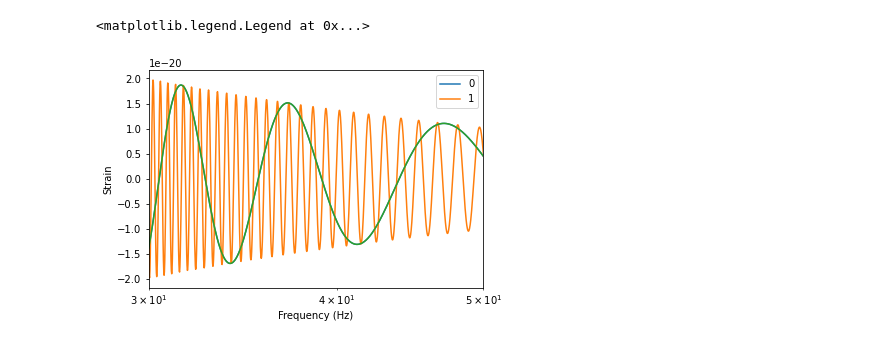
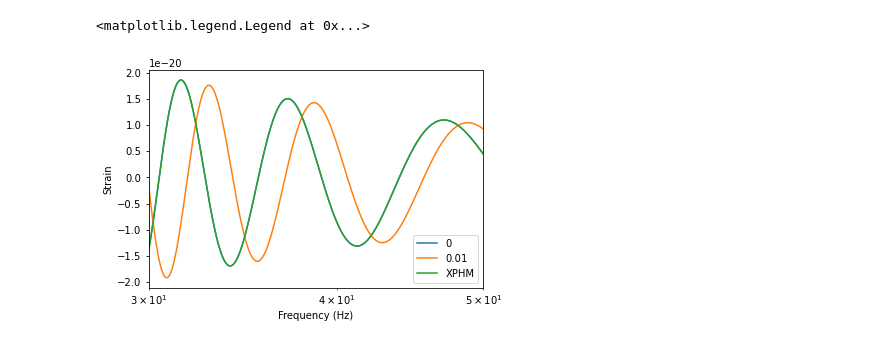
Before and after one commit to yi-fan-wang/TestingGR_with_Gravwaves, a Jupyter notebook: notebook/Untitled.ipynb, the cells around one changed output. Drawn from its saved outputs; the diff is of its cells as text; code cells hidden in the pictures.

```diff
--- a/notebook/Untitled.ipynb
+++ b/notebook/Untitled.ipynb
@@ -38,22 +38,22 @@ from pycbc.waveform import add_custom_waveform
 # add_custom_waveform('my_waveform', my_waveform, 'frequency')
 add_custom_waveform('IMRPhenomdipole', IMRPhenomdipole, 'frequency', force=True)
 # %%
-for B in [0,1]:
+for B in [0,1e-2]:
     hp, hc = get_fd_waveform(approximant="IMRPhenomdipole", B=B,
                          mass1=30, mass2=30,
                          f_lower=30, delta_f=1.0/64)
     pylab.plot(hp.sample_frequencies, hp.real(),label=str(B))
 
 
 hpdef, hcdef = get_fd_waveform(approximant="IMRPhenomXPHM",
                          mass1=30, mass2=30,
                          f_lower=30, delta_f=1.0/64)
-pylab.plot(hpdef.sample_frequencies,hpdef.real())
+pylab.plot(hpdef.sample_frequencies,hpdef.real(),label='XPHM')
 pylab.xscale('log')
 pylab.xlim(30, 50)
 pylab.xlabel('Frequency (Hz)')
 pylab.ylabel('Strain')
 pylab.legend()
 # %% [output]
 <matplotlib.legend.Legend at 0x...>
-[figure, old version]
+[figure, new version]
```
Also changed, not shown: 1 other file.
